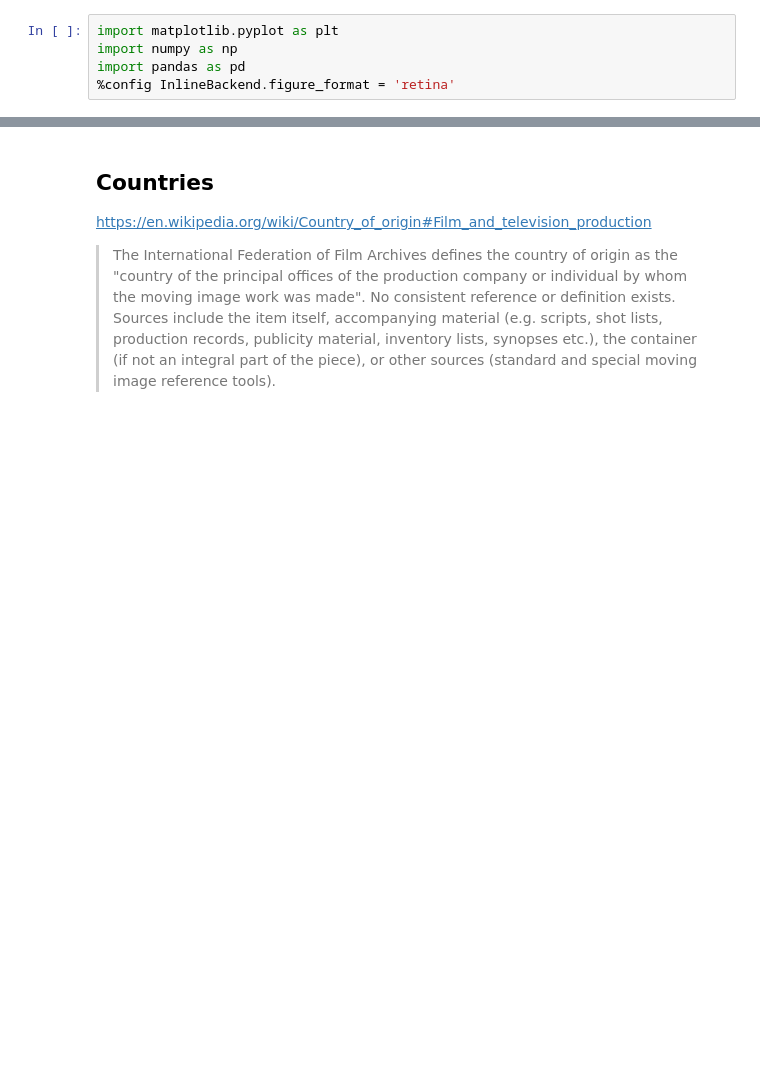
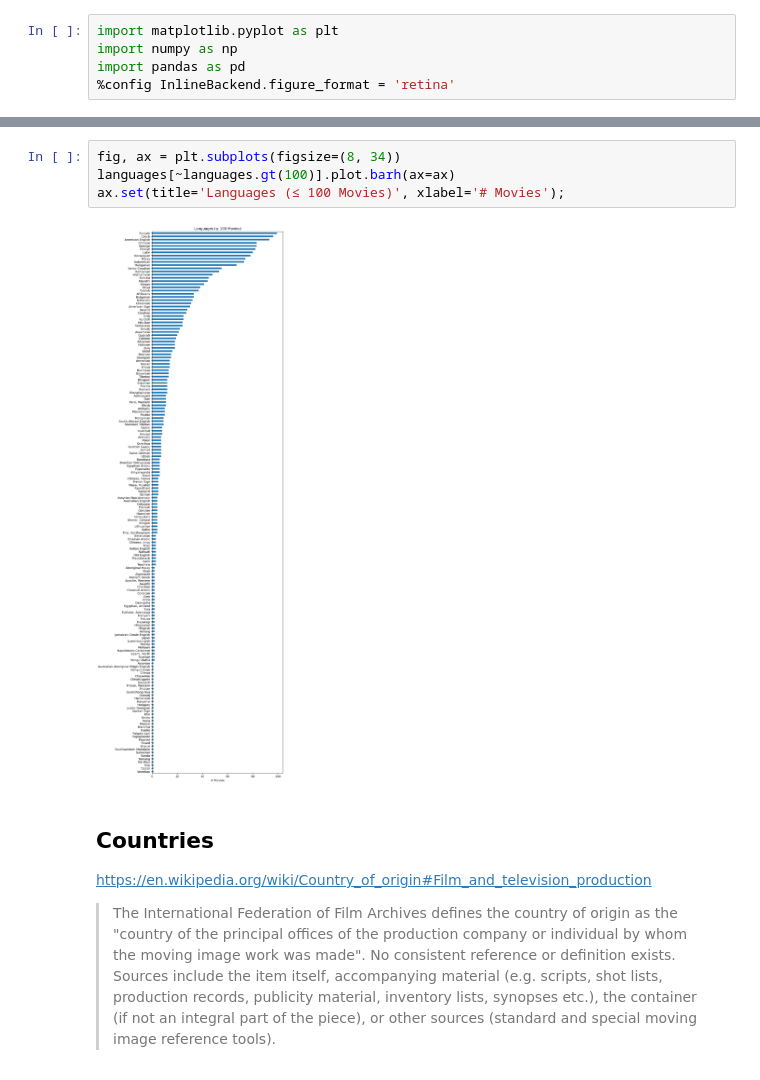
Before and after one commit to A04-Capstone-Group-02/movie-analysis, a Jupyter notebook: notebooks/eda.ipynb, the cells around one changed output, grey strips where cells are left out. Saved outputs shown, nothing was run; the diff lists cells and outputs as text; blank space fills up the shorter version.

```diff
--- a/notebooks/eda.ipynb
+++ b/notebooks/eda.ipynb
@@ -20,3 +29,9 @@ df.head()
+# %%
+fig, ax = plt.subplots(figsize=(8, 34))
+languages[~languages.gt(100)].plot.barh(ax=ax)
+ax.set(title='Languages (≤ 100 Movies)', xlabel='# Movies');
+# %% [output]
+[figure, added]
 # %% [markdown]
 ## Countries
 https://en.wikipedia.org/wiki/Country_of_origin#Film_and_television_production
```
Also changed, not shown: parts of 6 cells of this notebook.
